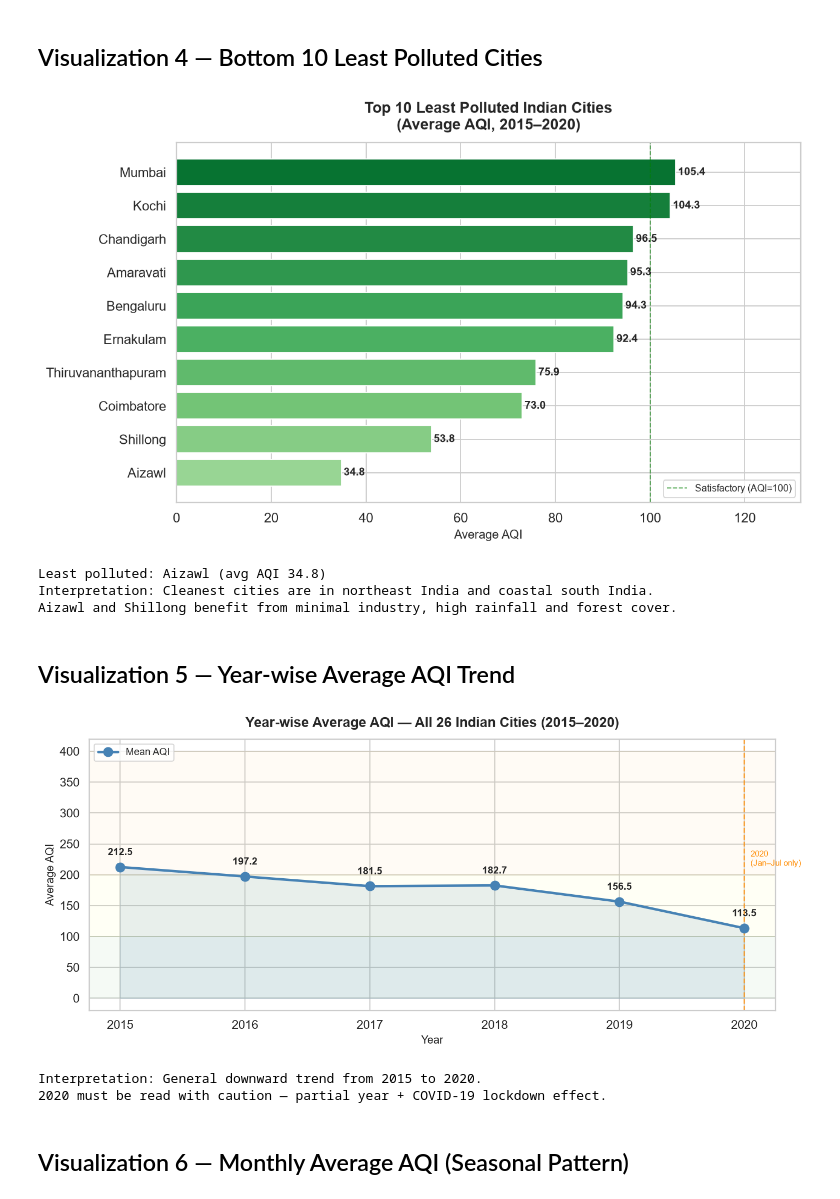
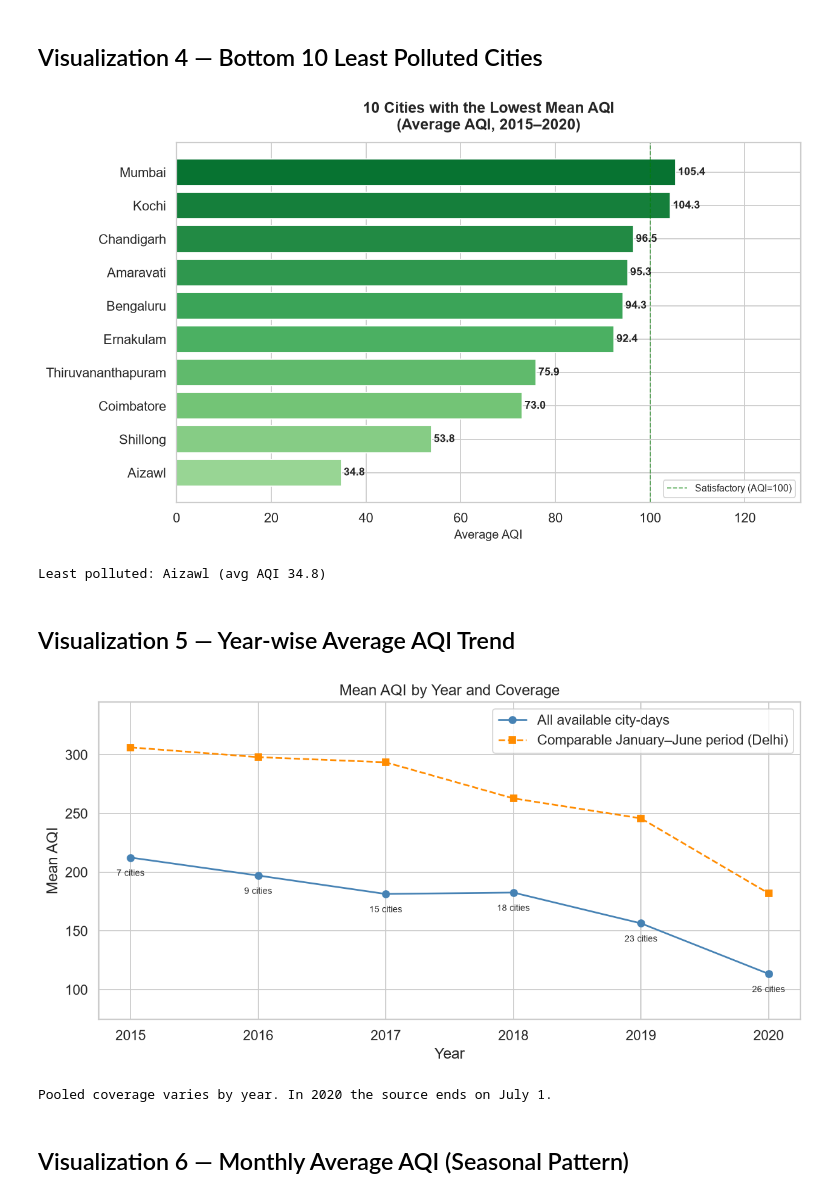
Before and after one commit to omkarrkr/DEV-AAT-SDG11-Air-Quality-Analysis, a Jupyter notebook: notebooks/SDG11_Air_Quality_Analysis.ipynb, the cells around one changed output. Cells and saved outputs as stored; diff of their text form; code cells hidden in the pictures.

```diff
--- a/notebooks/SDG11_Air_Quality_Analysis.ipynb
+++ b/notebooks/SDG11_Air_Quality_Analysis.ipynb
@@ -708,12 +448,12 @@ Top 5 least polluted cities (lowest mean AQI):
   Shillong            : 53.8
   Aizawl              : 34.8
 # %%
-# Research Question 3: Year-wise trend
-year_avg = df_cleaned.groupby('Year')['AQI'].mean().round(1)
-print('Year-wise mean AQI:')
-for yr, val in year_avg.items():
-    print(f'  {yr}: {val}')
+# Research Question 3: Compare pooled and comparable-period AQI
+year_summary = aqi_summary(df_cleaned, "Year")
+year_summary["Cities"] = df_cleaned.groupby("Year")["City"].nunique()
+display(year_summary)
 
-change = year_avg[2019] - year_avg[2015]
-print(f'\nChange from 2015 to 2019 (complete years): {change:+.1f} AQI points')
+panel, panel_cities = comparable_period(df_cleaned)
+print("Cities with at least 80% January–June coverage every year:", ", ".join(panel_cities) or "none")
+display(panel)
 # %% [output]
@@ -908,7 +642,7 @@ for bar, val in zip(bars, bot10.values):
     ax.text(bar.get_width() + 0.5, bar.get_y() + bar.get_height()/2,
             f'{val}', va='center', fontsize=10, fontweight='bold')
 
-ax.set_title('Top 10 Least Polluted Indian Cities\n(Average AQI, 2015–2020)', fontsize=14, fontweight='bold', pad=12)
+ax.set_title('10 Cities with the Lowest Mean AQI\n(Average AQI, 2015–2020)', fontsize=14, fontweight='bold', pad=12)
 ax.set_xlabel('Average AQI', fontsize=11)
 ax.set_xlim(0, bot10.max() * 1.25)
 ax.axvline(100, color='green', linestyle='--', linewidth=1, alpha=0.6, label='Satisfactory (AQI=100)')
@@ -918,48 +652,33 @@ plt.savefig(os.path.join(GRAPH_DIR, 'least_polluted_cities.png'))
 plt.show()
 
 print(f'Least polluted: {city_avg.index[-1]} (avg AQI {city_avg.iloc[-1]})')
-print('Interpretation: Cleanest cities are in northeast India and coastal south India.')
-print('Aizawl and Shillong benefit from minimal industry, high rainfall and forest cover.')
 # %% [output]
 [figure]
 Least polluted: Aizawl (avg AQI 34.8)
-Interpretation: Cleanest cities are in northeast India and coastal south India.
-Aizawl and Shillong benefit from minimal industry, high rainfall and forest cover.
 # %% [markdown]
 ## Visualization 5 — Year-wise Average AQI Trend
 # %%
-year_avg = df_cleaned.groupby('Year')['AQI'].mean().round(1)
-
 fig, ax = plt.subplots(figsize=(11, 5))
-ax.plot(year_avg.index, year_avg.values, marker='o', color='steelblue',
-        linewidth=2.5, markersize=9, zorder=3, label='Mean AQI')
-ax.fill_between(year_avg.index, year_avg.values, alpha=0.12, color='steelblue')
-
-for yr, val in year_avg.items():
-    ax.annotate(f'{val}', (yr, val), textcoords='offset points',
-                xytext=(0, 12), ha='center', fontsize=10, fontweight='bold')
-
-ax.axvline(2020, color='darkorange', linestyle='--', linewidth=1.3, alpha=0.8)
-ax.text(2020.05, year_avg.max() * 1.01, '2020\n(Jan–Jul only)', fontsize=8.5, color='darkorange')
-ax.axhspan(0, 100, alpha=0.04, color='green')
-ax.axhspan(100, 200, alpha=0.04, color='yellow')
-ax.axhspan(200, 400, alpha=0.04, color='orange')
-
-ax.set_title('Year-wise Average AQI — All 26 Indian Cities (2015–2020)', fontsize=14, fontweight='bold', pad=12)
-ax.set_xlabel('Year', fontsize=11)
-ax.set_ylabel('Average AQI', fontsize=11)
-ax.set_xticks(year_avg.index)
-ax.legend(fontsize=10)
-plt.tight_layout()
-plt.savefig(os.path.join(GRAPH_DIR, 'yearly_aqi_trend.png'))
+ax.plot(year_summary.index, year_summary["Mean"], marker="o", color="steelblue",
+        label="All available city-days")
+if panel_cities:
+    panel_label = ", ".join(panel_cities) if len(panel_cities) == 1 else f"{len(panel_cities)} cities"
+    ax.plot(panel.index, panel["Mean_AQI"], marker="s", color="darkorange", linestyle="--",
+            label=f"Comparable January–June period ({panel_label})")
+for year, row in year_summary.iterrows():
+    ax.annotate(f"{int(row['Cities'])} cities", (year, row["Mean"]), textcoords="offset points",
+                xytext=(0, -16), ha="center", fontsize=8)
+ax.set(title="Mean AQI by Year and Coverage", xlabel="Year", ylabel="Mean AQI",
+       xticks=year_summary.index)
+ax.legend()
+ax.margins(y=0.2)
+fig.savefig(GRAPH_DIR / "yearly_aqi_trend.png")
 plt.show()
 
-print('Interpretation: General downward trend from 2015 to 2020.')
-print('2020 must be read with caution — partial year + COVID-19 lockdown effect.')
+print("Pooled coverage varies by year. In 2020 the source ends on July 1.")
 # %% [output]
-[figure, old version]
+[figure, new version]
-Interpretation: General downward trend from 2015 to 2020.
-2020 must be read with caution — partial year + COVID-19 lockdown effect.
+Pooled coverage varies by year. In 2020 the source ends on July 1.
 # %% [markdown]
 ## Visualization 6 — Monthly Average AQI (Seasonal Pattern)
 # %%
```
Also changed, not shown: parts of 45 cells of this notebook, 25 other files.
